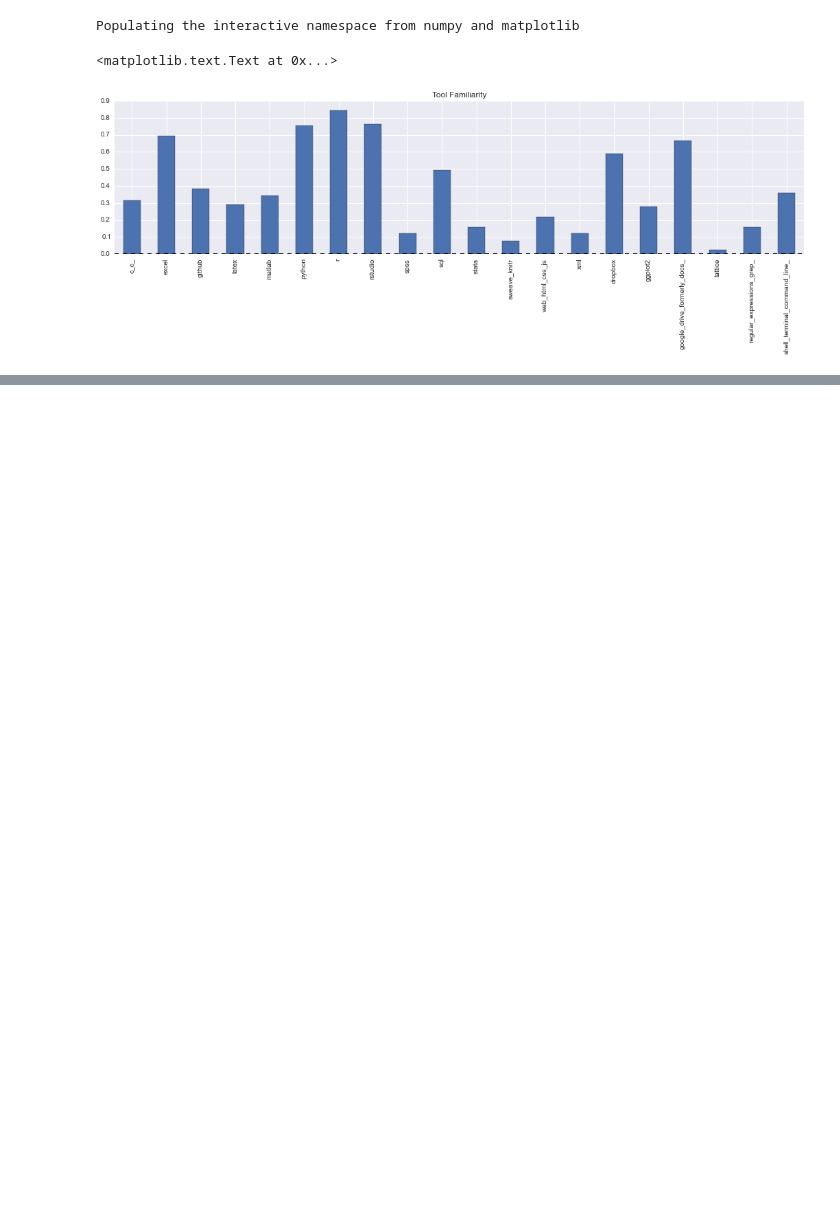
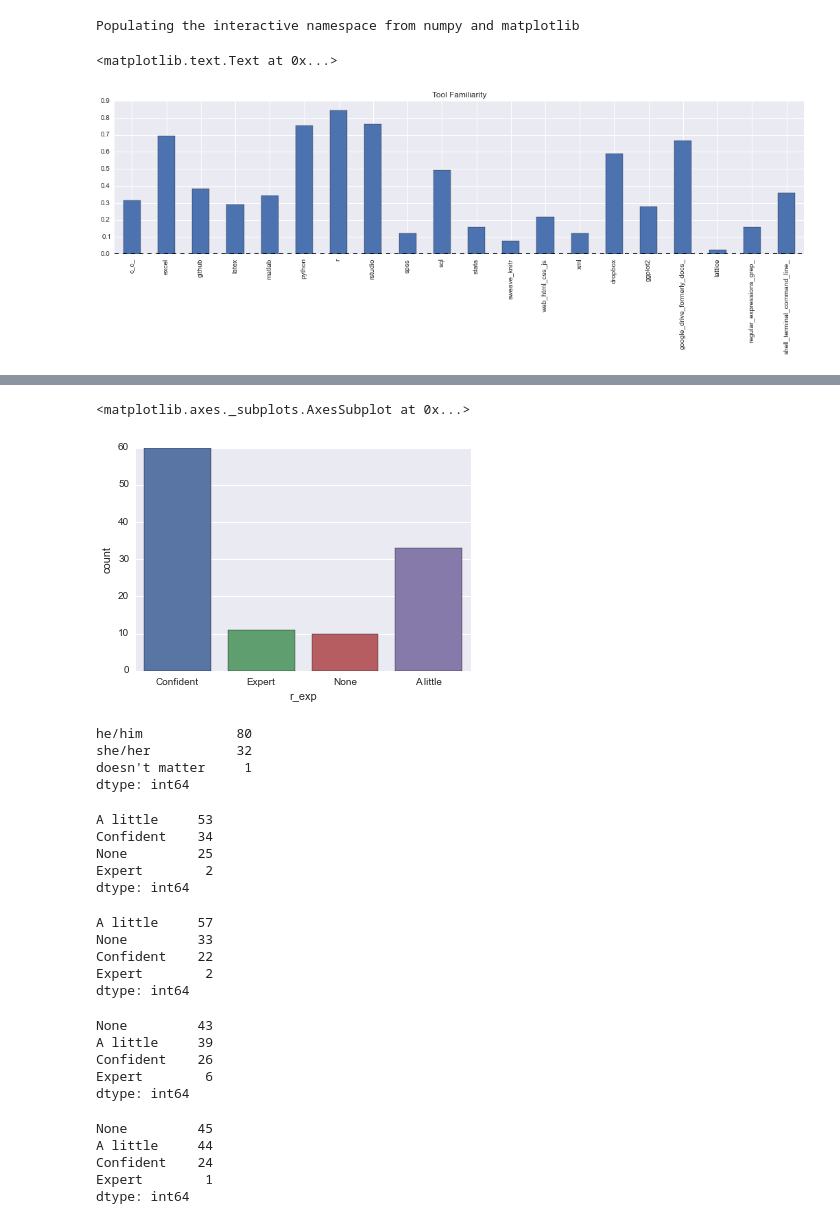
Before and after one commit to carlosespino11/EDAV_HW1, a Jupyter notebook: notebooks/Homework 1.ipynb, the cells around one changed output, grey strips where cells are left out. Drawn from its saved outputs; the diff is of its cells as text; code cells hidden in the pictures; blank space fills up the shorter version.

```diff
--- a/notebooks/Homework 1.ipynb
+++ b/notebooks/Homework 1.ipynb
@@ -99,0 +100,44 @@ to_facet.groupby(['program', 'gender']).mean().reset_index()
+# %%
+sns.countplot(survey.r_exp)
+# %% [output]
+<matplotlib.axes._subplots.AxesSubplot at 0x...>
+[figure, added]
+# %%
+survey.gender.value_counts()
+# %% [output]
+he/him            80
+she/her           32
+doesn't matter     1
+dtype: int64
+# %%
+survey.graphics_exp.value_counts()
+# %% [output]
+A little     53
+Confident    34
+None         25
+Expert        2
+dtype: int64
+# %%
+survey.advanced_analysis_exp.value_counts()
+# %% [output]
+A little     57
+None         33
+Confident    22
+Expert        2
+dtype: int64
+# %%
+survey.doc_exp.value_counts()
+# %% [output]
+None         43
+A little     39
+Confident    26
+Expert        6
+dtype: int64
+# %%
+survey.matlab_exp.value_counts()
+# %% [output]
+None         45
+A little     44
+Confident    24
+Expert        1
+dtype: int64
```
Also changed, not shown: parts of 10 cells of this notebook.
